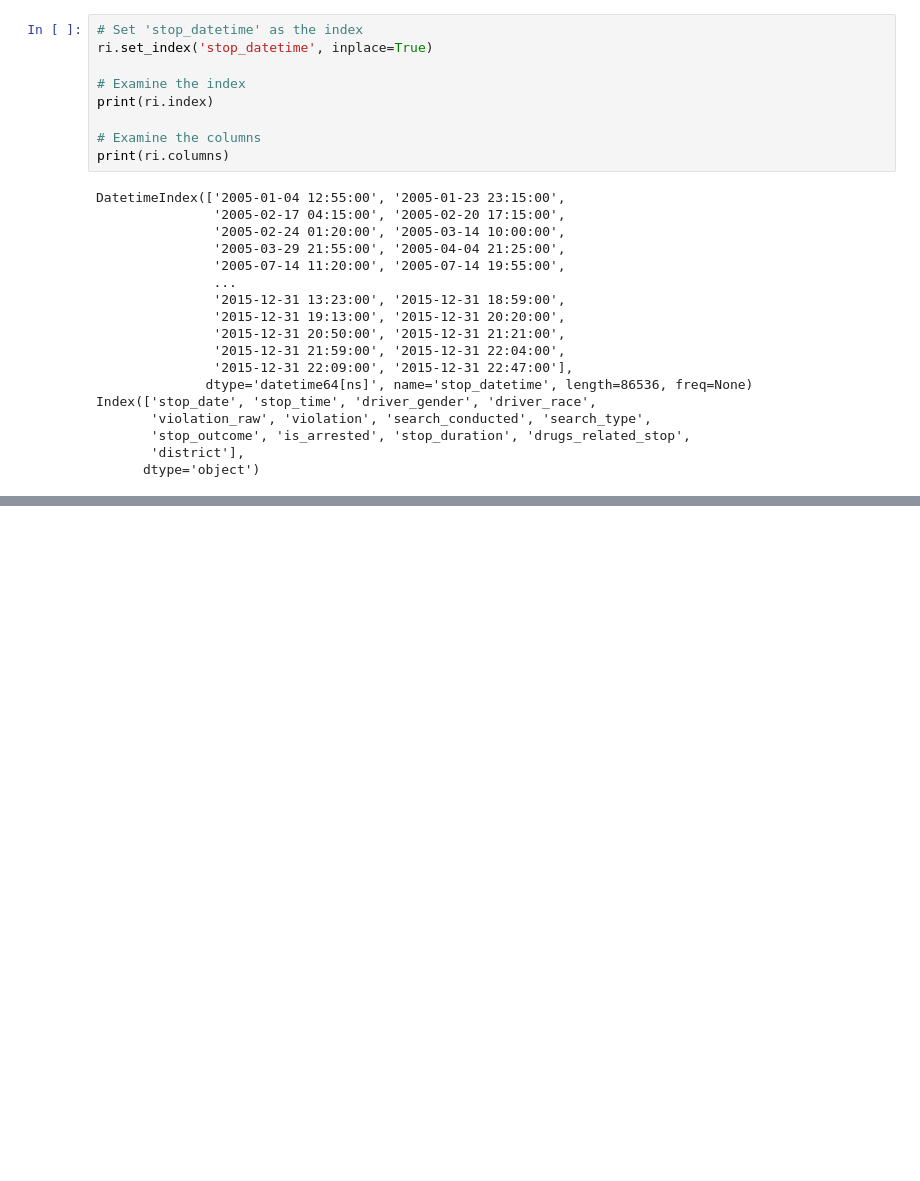
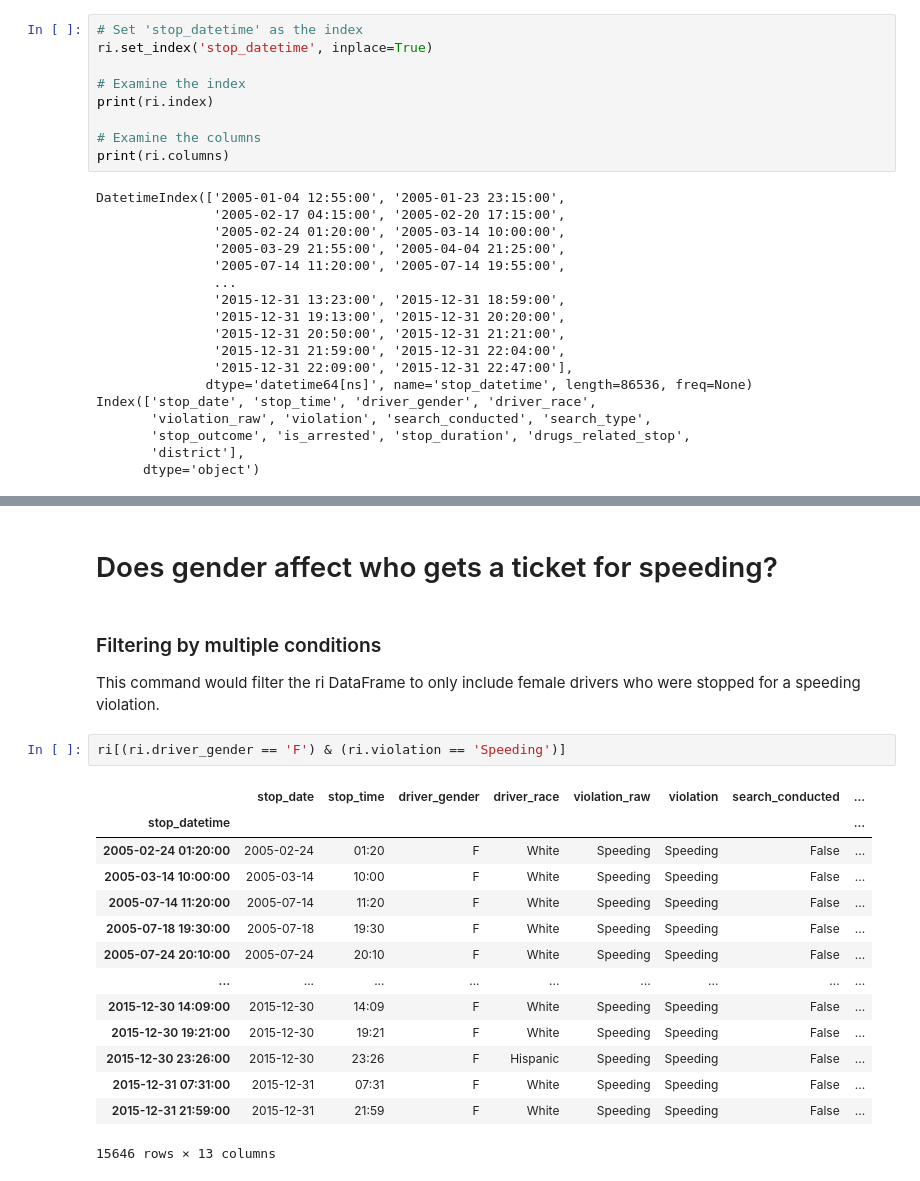
Before and after one commit to harrystaley/DataCamp, a Jupyter notebook: courses/Analyzing Police Activity with pandas/1 Preparing the data for analysis.ipynb, the cells around one changed output, grey strips where cells are left out. Drawn from its saved outputs; the diff is of its cells as text; blank space fills up the shorter version.

```diff
--- a/courses/Analyzing Police Activity with pandas/1 Preparing the data for analysis.ipynb
+++ b/courses/Analyzing Police Activity with pandas/1 Preparing the data for analysis.ipynb
@@ -211,0 +274,23 @@ Index(['stop_date', 'stop_time', 'driver_gender', 'driver_race',
+# %% [markdown]
+# Does gender affect who gets a ticket for speeding?
+# %% [markdown]
+### Filtering by multiple conditions
+
+This command would filter the ri DataFrame to only include female drivers who were stopped for a speeding violation.
+# %%
+ri[(ri.driver_gender == 'F') & (ri.violation == 'Speeding')]
+# %% [output]
+|  | stop_date | stop_time | driver_gender | driver_race | violation_raw | violation | search_conducted | ... |
+| stop_datetime |  |  |  |  |  |  |  | ... |
+| 2005-02-24 01:20:00 | 2005-02-24 | 01:20 | F | White | Speeding | Speeding | False | ... |
+| 2005-03-14 10:00:00 | 2005-03-14 | 10:00 | F | White | Speeding | Speeding | False | ... |
+| 2005-07-14 11:20:00 | 2005-07-14 | 11:20 | F | White | Speeding | Speeding | False | ... |
+| 2005-07-18 19:30:00 | 2005-07-18 | 19:30 | F | White | Speeding | Speeding | False | ... |
+| 2005-07-24 20:10:00 | 2005-07-24 | 20:10 | F | White | Speeding | Speeding | False | ... |
+| ... | ... | ... | ... | ... | ... | ... | ... | ... |
+| 2015-12-30 14:09:00 | 2015-12-30 | 14:09 | F | White | Speeding | Speeding | False | ... |
+| 2015-12-30 19:21:00 | 2015-12-30 | 19:21 | F | White | Speeding | Speeding | False | ... |
+| 2015-12-30 23:26:00 | 2015-12-30 | 23:26 | F | Hispanic | Speeding | Speeding | False | ... |
+| 2015-12-31 07:31:00 | 2015-12-31 | 07:31 | F | White | Speeding | Speeding | False | ... |
+| 2015-12-31 21:59:00 | 2015-12-31 | 21:59 | F | White | Speeding | Speeding | False | ... |
+15646 rows × 13 columns
```
Also changed, not shown: parts of 21 cells of this notebook, 3 other files.
